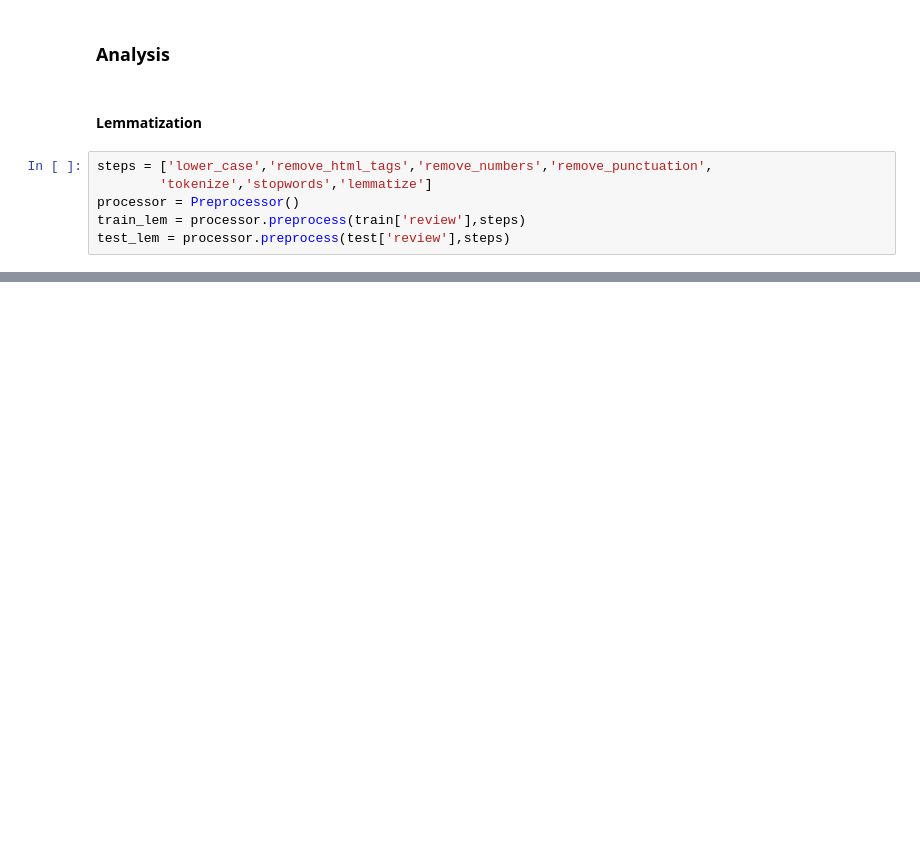
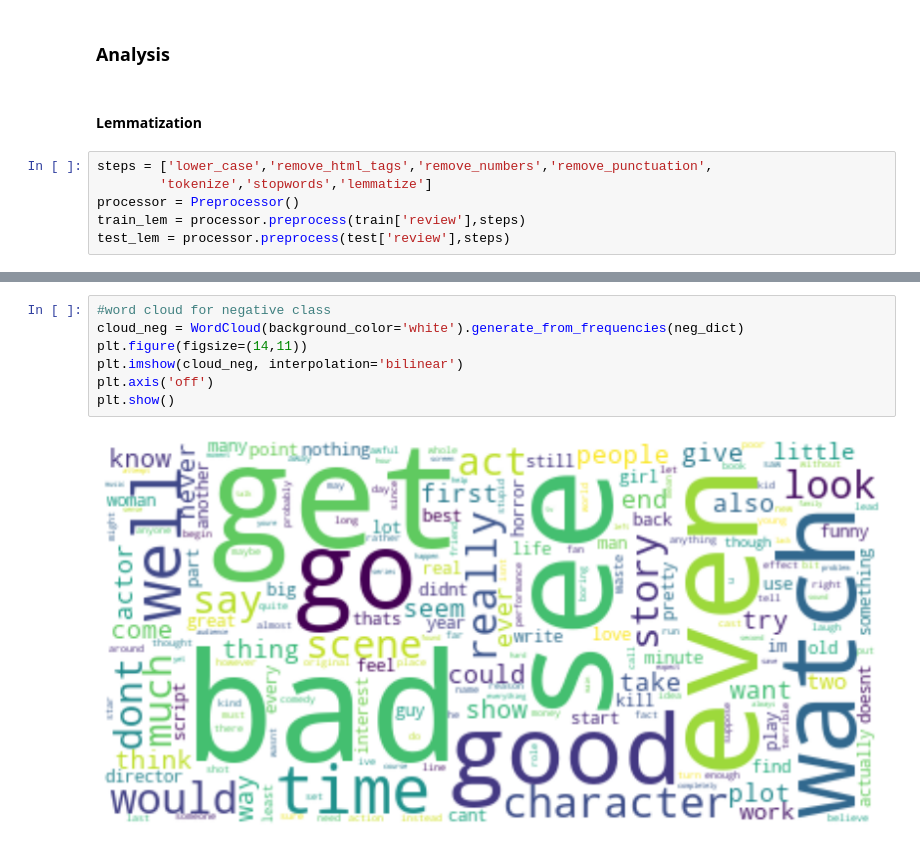
Before and after one commit to CrazyDaffodils/Learning_NLP, a Jupyter notebook: code/Assignment_1-test2.ipynb, the cells around one changed output, grey strips where cells are left out. Cells and saved outputs as stored; diff of their text form; blank space fills up the shorter version.

```diff
--- a/code/Assignment_1-test2.ipynb
+++ b/code/Assignment_1-test2.ipynb
@@ -369,0 +528,9 @@ Naive Bayes after lemmatization, test set F1-score: 81.0 %
+# %%
+#word cloud for negative class
+cloud_neg = WordCloud(background_color='white').generate_from_frequencies(neg_dict)
+plt.figure(figsize=(14,11))
+plt.imshow(cloud_neg, interpolation='bilinear')
+plt.axis('off')
+plt.show()
+# %% [output]
+[figure, added]
```
Also changed, not shown: parts of 25 cells of this notebook, 1 other file.
